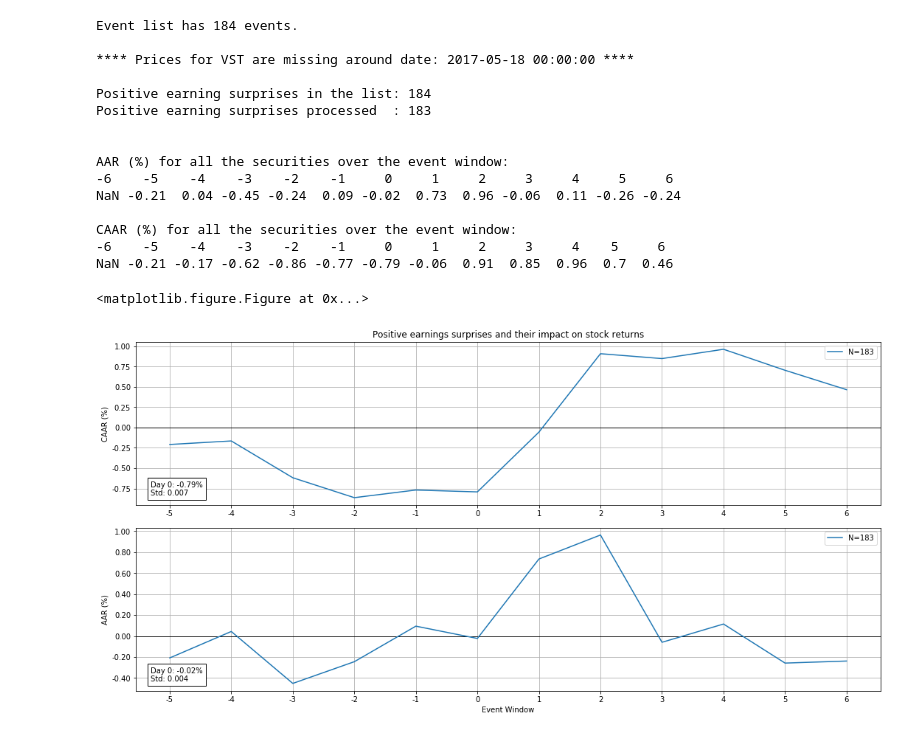
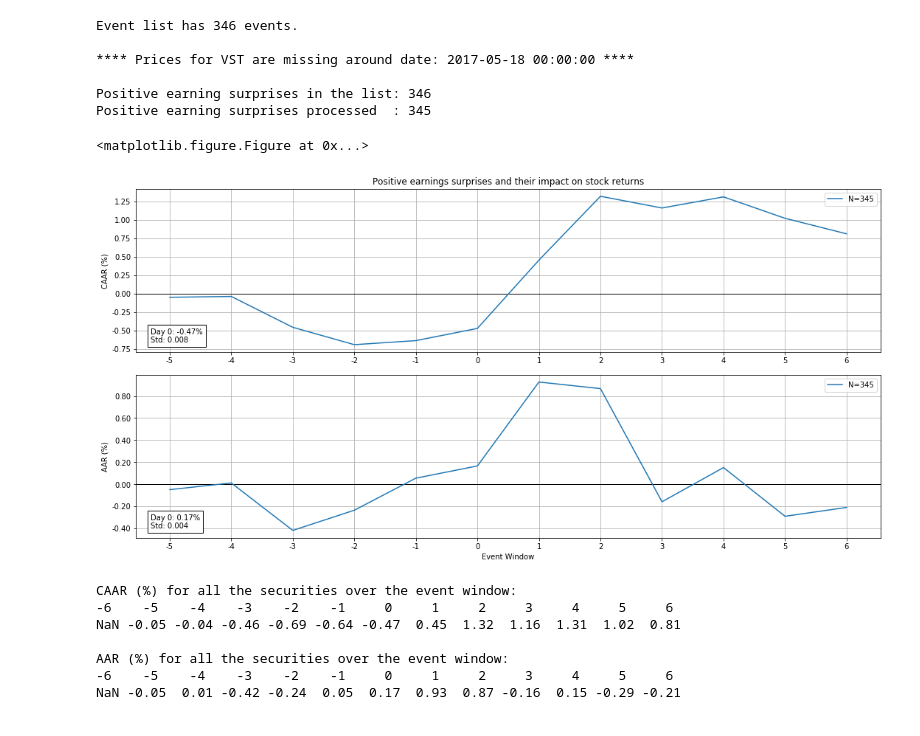
Before and after one commit to brettelliot/event-study, a Jupyter notebook: examples/quantconnect/event_study_earnings_surprises.ipynb, the cells around one changed output. Cells and saved outputs as stored; diff of their text form; code cells hidden in the pictures.

```diff
--- a/examples/quantconnect/event_study_earnings_surprises.ipynb
+++ b/examples/quantconnect/event_study_earnings_surprises.ipynb
@@ -3839,36 +3850,34 @@ def run_event_study(start_date, end_date, value_threshold, positive):
 # %%
 def run_positive_earnings_event_study():
 
     """
     This is an event study on mass shootings and their impact on firearm securities.
     """
 
-    start_date = dt.datetime(2018, 1, 1)
-    end_date = dt.datetime(2018, 5, 31)
-    value_threshold = 100.0
+    start_date = dt.datetime(2017, 1, 1)
+    end_date = dt.datetime(2017, 12, 31)
+    value_threshold = 50.0
 
     positive = True
     run_event_study(start_date, end_date, value_threshold, positive)
 
 run_positive_earnings_event_study()
 # %% [output]
-Event list has 184 events.
+Event list has 346 events.
 
 **** Prices for VST are missing around date: 2017-05-18 00:00:00 ****
 
-Positive earning surprises in the list: 184
-Positive earning surprises processed  : 183
-
-
-AAR (%) for all the securities over the event window:
--6    -5    -4    -3    -2    -1     0     1     2     3     4     5     6
-NaN -0.21  0.04 -0.45 -0.24  0.09 -0.02  0.73  0.96 -0.06  0.11 -0.26 -0.24
-
-CAAR (%) for all the securities over the event window:
--6    -5    -4    -3    -2    -1     0     1     2     3     4    5     6
-NaN -0.21 -0.17 -0.62 -0.86 -0.77 -0.79 -0.06  0.91  0.85  0.96  0.7  0.46
+Positive earning surprises in the list: 346
+Positive earning surprises processed  : 345
 <matplotlib.figure.Figure at 0x...>
-[figure, old version]
+[figure, new version]
+CAAR (%) for all the securities over the event window:
+-6    -5    -4    -3    -2    -1     0     1     2     3     4     5     6
+NaN -0.05 -0.04 -0.46 -0.69 -0.64 -0.47  0.45  1.32  1.16  1.31  1.02  0.81
+
+AAR (%) for all the securities over the event window:
+-6    -5    -4    -3    -2    -1     0     1     2     3     4     5     6
+NaN -0.05  0.01 -0.42 -0.24  0.05  0.17  0.93  0.87 -0.16  0.15 -0.29 -0.21
 # %%
 def run_negative_earnings_event_study():
 
```
Also changed, not shown: parts of 5 cells of this notebook, 5 other files.
